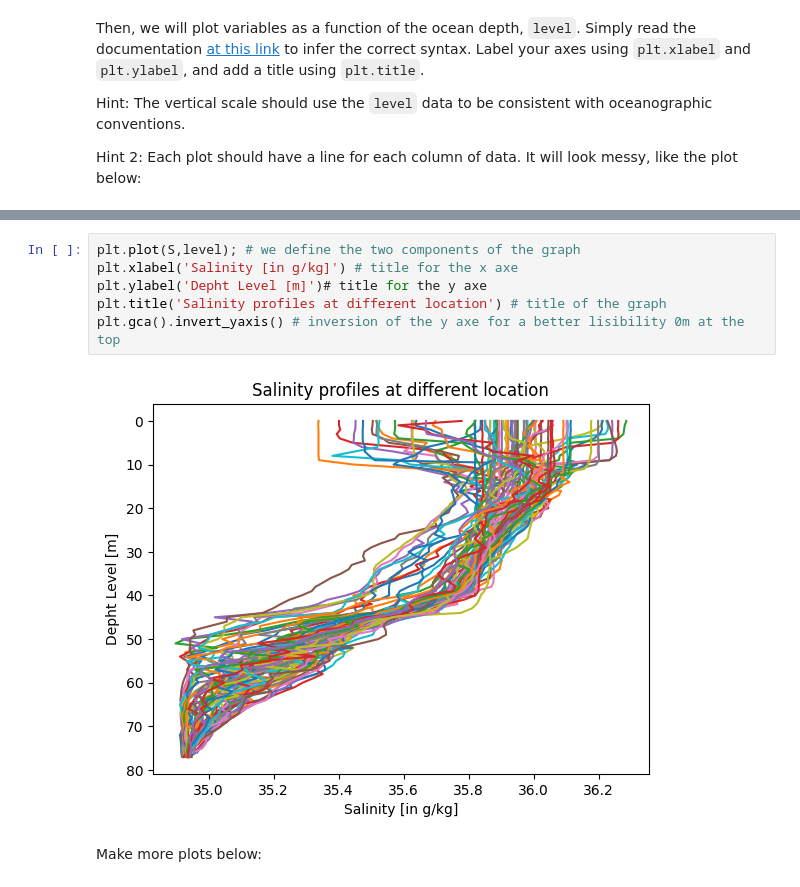
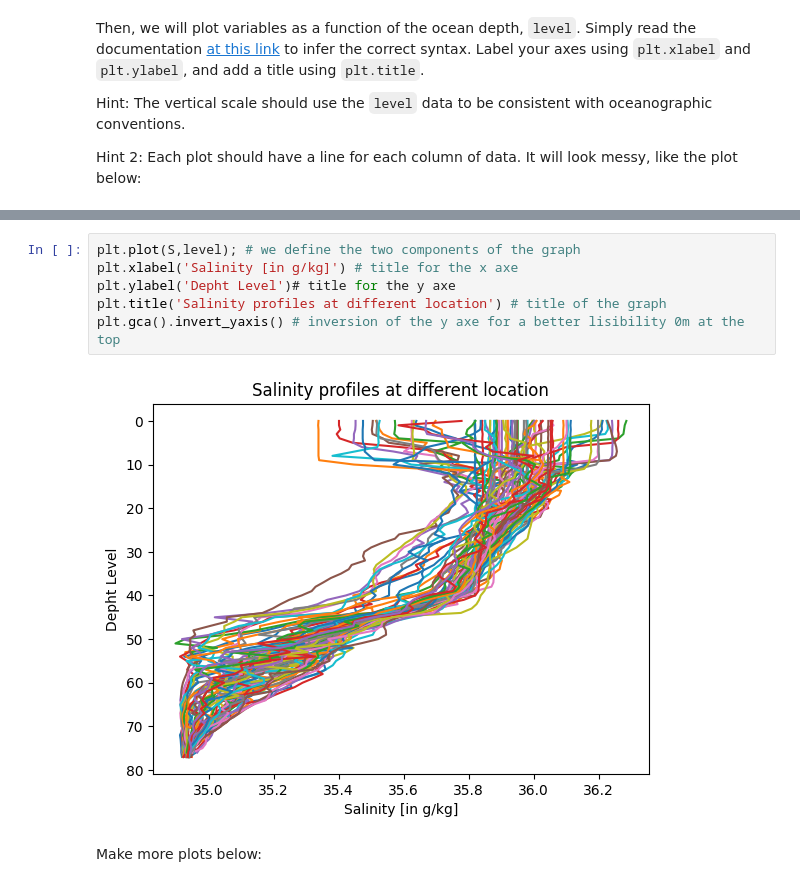
Before and after one commit to Polo-brap/2024_Intro_Python, a Jupyter notebook: ML_EES/IP/W2_S1.ipynb, the cells around one changed output, grey strips where cells are left out. Drawn from its saved outputs; the diff is of its cells as text.

```diff
--- a/ML_EES/IP/W2_S1.ipynb
+++ b/ML_EES/IP/W2_S1.ipynb
@@ -263,11 +263,11 @@ Hint 2: Each plot should have a line for each column of data. It will look messy
 # %%
 plt.plot(S,level); # we define the two components of the graph
 plt.xlabel('Salinity [in g/kg]') # title for the x axe
-plt.ylabel('Depht Level [m]')# title for the y axe
+plt.ylabel('Depht Level')# title for the y axe
 plt.title('Salinity profiles at different location') # title of the graph
 plt.gca().invert_yaxis() # inversion of the y axe for a better lisibility 0m at the top
 # %% [output]
-[figure, old version]
+[figure, new version]
 # %% [markdown]
 Make more plots below:
 # %%
```
Also changed, not shown: parts of 15 cells of this notebook.
